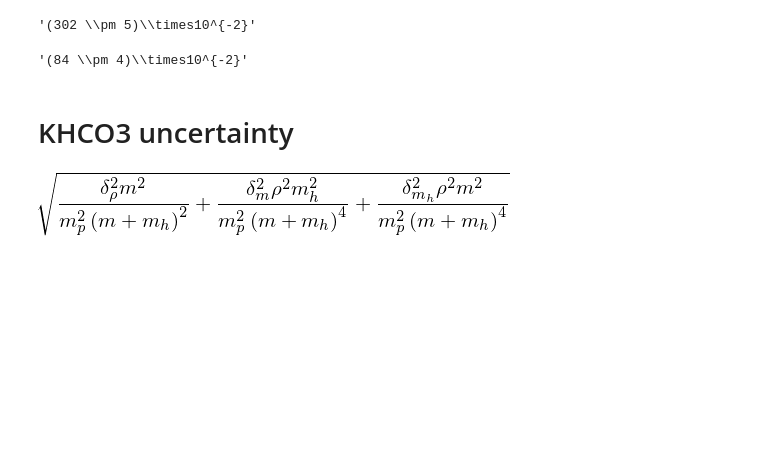
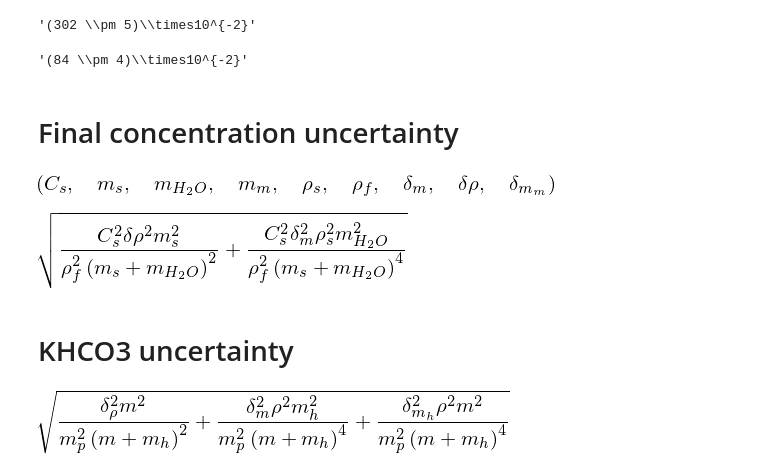
Before and after one commit to jsbarbosa/TesisQuimica, a Jupyter notebook: Data/Concentration/Concentration.ipynb, the cells around one changed output. Cells and saved outputs as stored; diff of their text form; code cells hidden in the pictures; blank space fills up the shorter version.

```diff
--- a/Data/Concentration/Concentration.ipynb
+++ b/Data/Concentration/Concentration.ipynb
@@ -111,6 +111,25 @@ makeString(*getSignificant(wt, dw))
 makeString(*getSignificant(C, dC))
 # %% [output]
 '(84 \\pm 4)\\times10^{-2}'
+# %% [markdown]
+# Final concentration uncertainty
+# %%
+C, m, mh, mm, rhos, rhof, dm, drho, dh = spy.symbols(r'C_s m_s m_{H_2O} m_m \rho_s \rho_f \delta_m \delta\rho \delta_{m_m}')
+# %%
+C, m, mh, mm, rhos, rhof, dm, drho, dh
+# %% [output]
+[figure, added]
+# %%
+C_ = (C * m / (m + mh)) * rhos / rhof
+dm_ = (C_.diff(m)*dm).simplify()
+drho_ = (C_.diff(rhos) + C.diff(rhof))*drho
+
+dh_ = C.diff(mh)*dh
+
+dC = spy.sqrt(dm_**2 + drho_**2 + dh_**2)
+dC
+# %% [output]
+[figure, added]
 # %% [markdown]
 # KHCO3 uncertainty
 # %%
```
Also changed, not shown: 5 other files.
